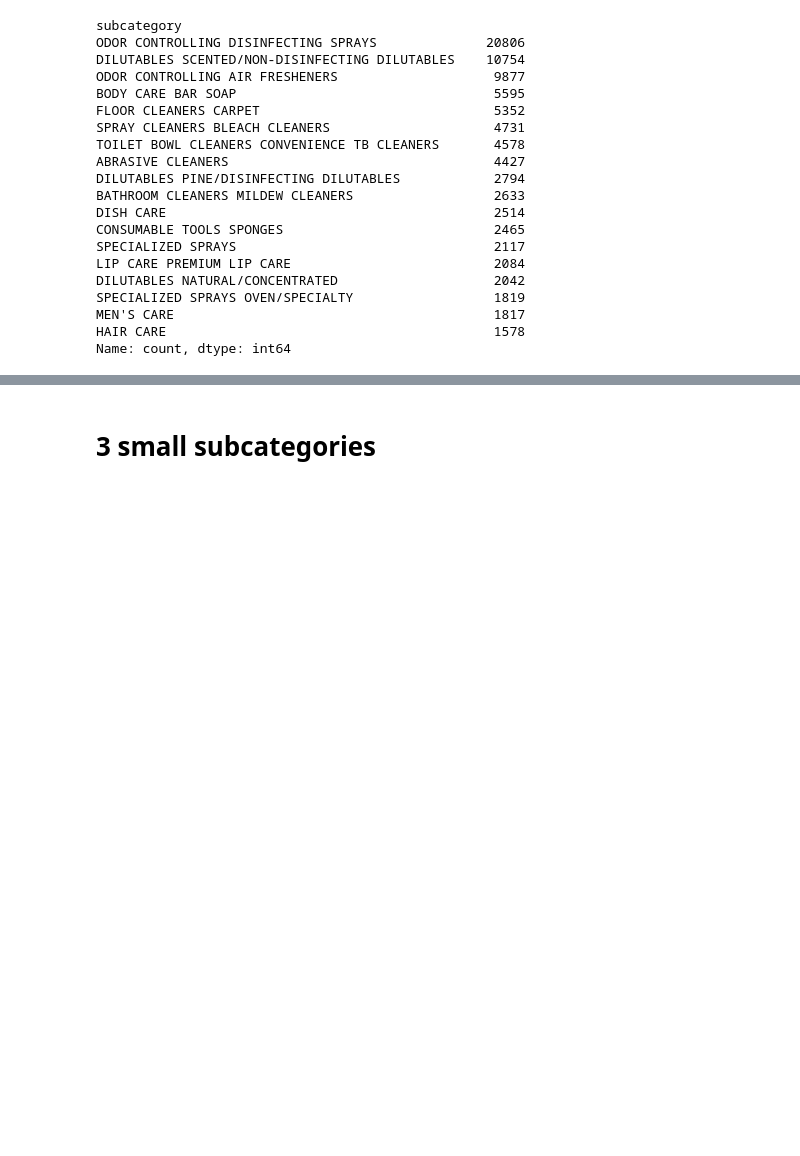
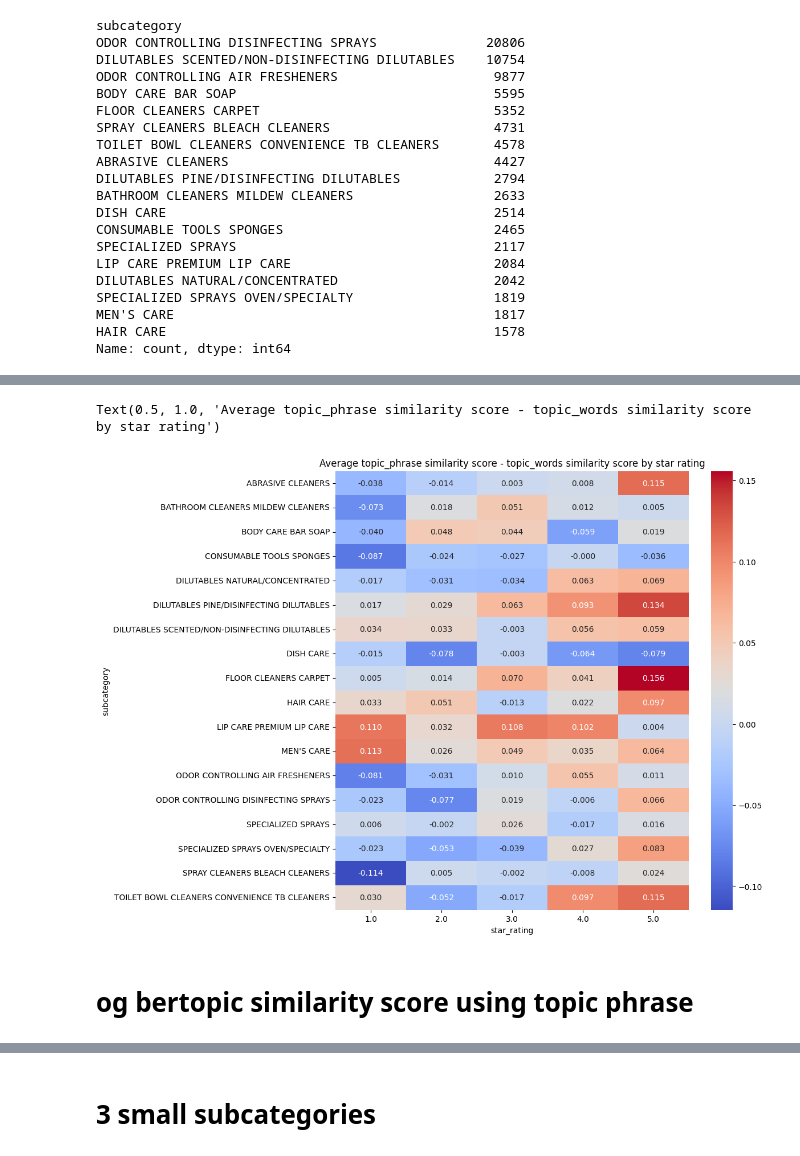
Before and after one commit to jluo3364/BTT-Clorox-Company, a Jupyter notebook: TopicModel/lsa_class.ipynb, the cells around one changed output, grey strips where cells are left out. Cells and saved outputs as stored; diff of their text form; code cells hidden in the pictures; blank space fills up the shorter version.

```diff
--- a/TopicModel/lsa_class.ipynb
+++ b/TopicModel/lsa_class.ipynb
@@ -404,0 +477,16 @@ plt.show()
+# %%
+# plot heatmap of average similarity score differences for each subcategory by star rating
+
+plt.figure(figsize=(10, 10))
+
+# Calculate the average similarity score difference for each subcategory by star rating
+average_difference = sorted_subset.groupby(['subcategory', 'star_rating'])['topic_phrase_SS - topic_words_SS'].mean().unstack()
+
+# Plot the heatmap
+sns.heatmap(average_difference, cmap='coolwarm', annot=True, fmt='.3f')
+plt.title('Average topic_phrase similarity score - topic_words similarity score by star rating')
+# %% [output]
+Text(0.5, 1.0, 'Average topic_phrase similarity score - topic_words similarity score by star rating')
+[figure, added]
+# %% [markdown]
+# og bertopic similarity score using topic phrase
```
Also changed, not shown: parts of 10 cells of this notebook, 3 other files.
